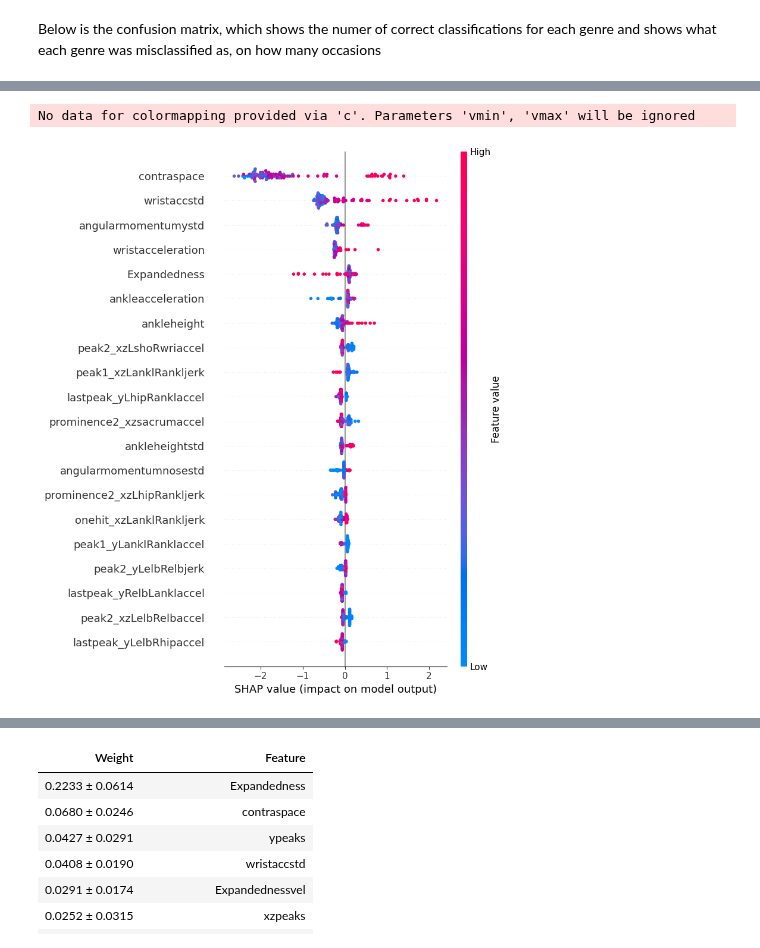
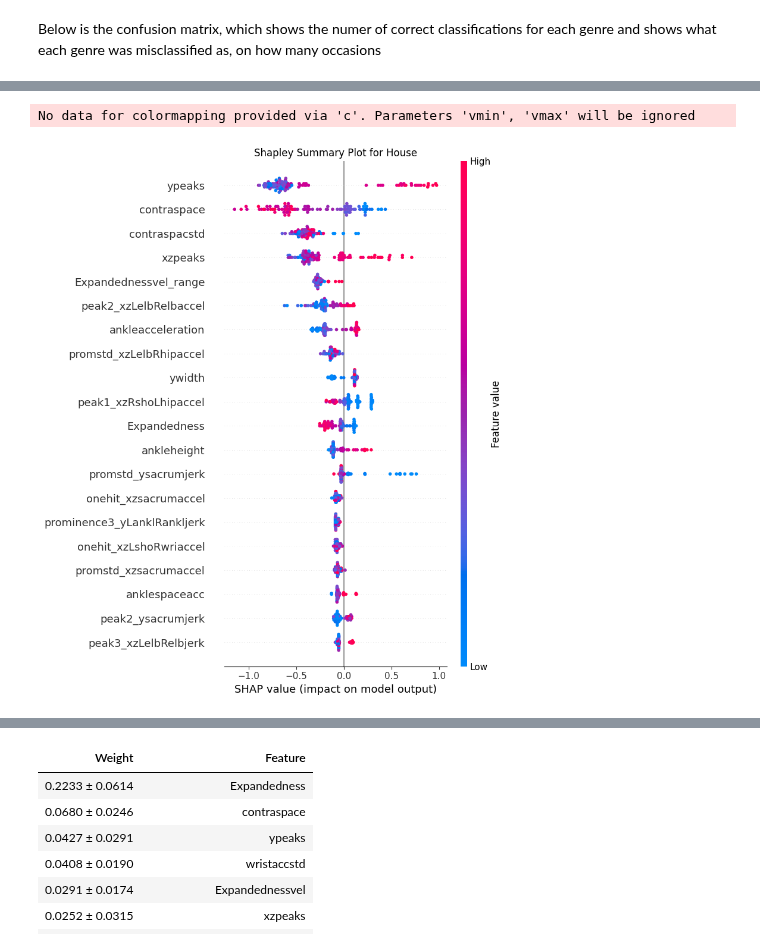
Before and after one commit to tBenBaker/MovementClassifier, a Jupyter notebook: DanceProj1/notebooks/03_inspectiondraft.ipynb, the cells around one changed output, grey strips where cells are left out. Drawn from its saved outputs; the diff is of its cells as text; code cells hidden in the pictures.

Commit message:
new plots

```diff
--- a/DanceProj1/notebooks/03_inspectiondraft.ipynb
+++ b/DanceProj1/notebooks/03_inspectiondraft.ipynb
@@ -83,7 +83,8 @@ plt.savefig('../plots/XGBshapsummaryBJAzz.png')
 <Figure size 640x480 with 0 Axes>
 # %%
-#swarm plot for Ballet Jazz
-shap.summary_plot(shap_values[list(genres).index('Ballet Jazz')], X_test)
+#swarm plot for House
+plt.title('Shapley Summary Plot for House')
+shap.summary_plot(shap_values[list(genres).index('House')], X_test)
 # %% [output]
 No data for colormapping provided via 'c'. Parameters 'vmin', 'vmax' will be ignored
-[figure, old version]
+[figure, new version]
```
Also changed, not shown: parts of 10 cells of this notebook, 27 other files.
